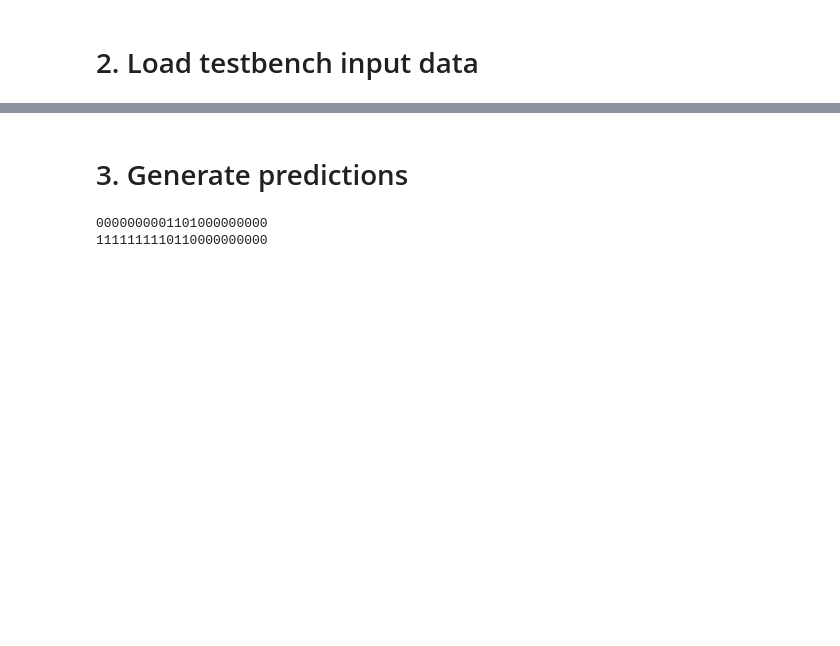
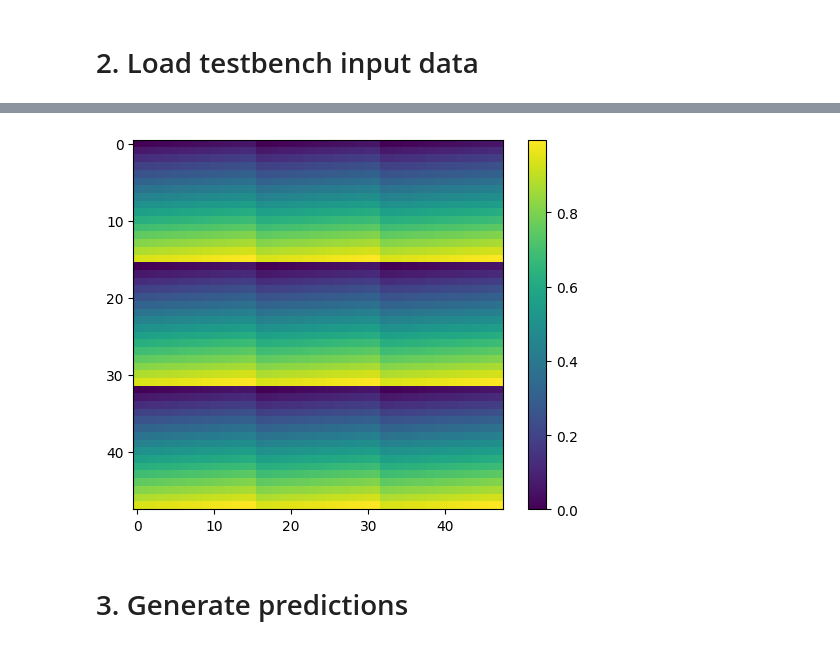
Before and after one commit to abdelabd/CoaxlinkQuadCxp12_1cam, a Jupyter notebook: generate_qkeras_benchmark_predictions.ipynb, the cells around one changed output, grey strips where cells are left out. Cells and saved outputs as stored; diff of their text form; code cells hidden in the pictures; blank space fills up the shorter version.

```diff
--- a/generate_qkeras_benchmark_predictions.ipynb
+++ b/generate_qkeras_benchmark_predictions.ipynb
@@ -218,49 +248,12 @@ for y0 in CROP_Y0:
+# %%
+x = input_data['y1_0']['x1_0'][0,:,:,0]
+# %% [output]
+[figure, added]
 # %% [markdown]
 # 3. Generate predictions
 # %%
 TOTAL_BITS = 22
 INT_BITS = 11
-# %%
-def float_to_ap_fixed(value, X, Y):
-    """
-    Converts a float to a binary string representing a signed ap_fixed<X,Y> number.
-
-    Parameters:
-        value (float): The float value to convert.
-        X (int): Total number of bits.
-        Y (int): Number of integer bits (including sign bit).
-
-    Returns:
-        str: Binary string of length X.
-    """
-    # Number of fractional bits
-    F = X - Y
-
-    # Compute scaled integer
-    scaled = int(round(value * (2 ** F)))
-
-    # Calculate min and max representable values
-    min_val = -(2 ** (X - 1))
-    max_val = (2 ** (X - 1)) - 1
-
-    # Clip to representable range
-    if scaled < min_val:
-        scaled = min_val
-    elif scaled > max_val:
-        scaled = max_val
-
-    # Convert to two's complement binary
-    if scaled < 0:
-        scaled = (1 << X) + scaled  # two's complement
-
-    bin_str = format(scaled, f'0{X}b')  # zero-padded binary string of width X
-    return bin_str
-
-print(float_to_ap_fixed(3.25, TOTAL_BITS, INT_BITS))
-print(float_to_ap_fixed(-2.5, TOTAL_BITS, INT_BITS))
-# %% [output]
-0000000001101000000000
-1111111110110000000000
 # %%
 pred_data = {}
 output_data = {}
```
Also changed, not shown: parts of 6 cells of this notebook, 2 other files.
